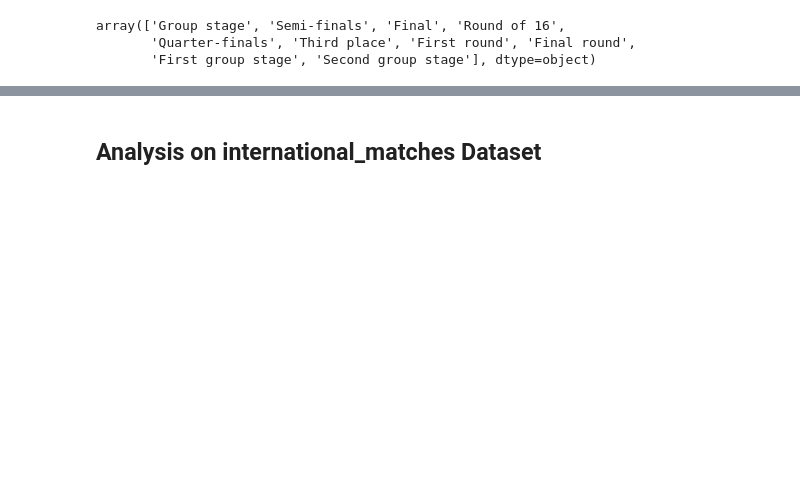
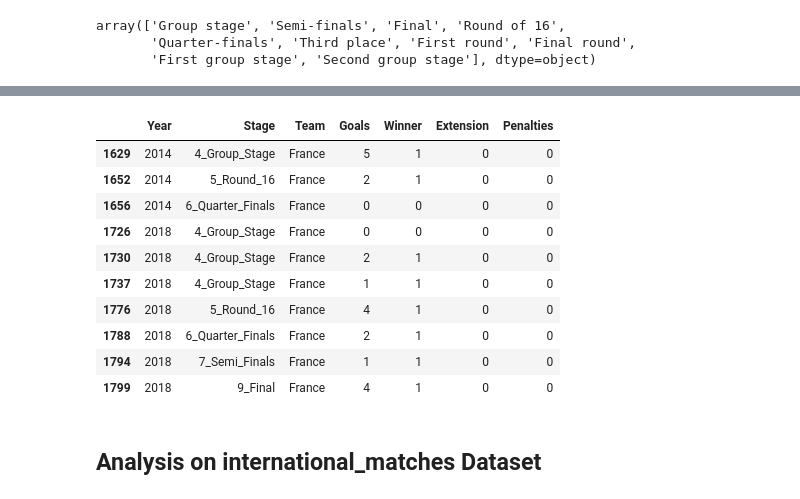
Before and after one commit to gmargonato/Machine_Learning_Projects, a Jupyter notebook: world_cup_2022.ipynb, the cells around one changed output, grey strips where cells are left out. Saved outputs shown, nothing was run; the diff lists cells and outputs as text; code cells hidden in the pictures; blank space fills up the shorter version.

```diff
--- a/world_cup_2022.ipynb
+++ b/world_cup_2022.ipynb
@@ -461,3 +426,17 @@ df.tail(15)
+# %%
+(goals_per_team[goals_per_team["Team"] == 'France']).tail(10)
+# %% [output]
+|  | Year | Stage | Team | Goals | Winner | Extension | Penalties |
+| 1629 | 2014 | 4_Group_Stage | France | 5 | 1 | 0 | 0 |
+| 1652 | 2014 | 5_Round_16 | France | 2 | 1 | 0 | 0 |
+| 1656 | 2014 | 6_Quarter_Finals | France | 0 | 0 | 0 | 0 |
+| 1726 | 2018 | 4_Group_Stage | France | 0 | 0 | 0 | 0 |
+| 1730 | 2018 | 4_Group_Stage | France | 2 | 1 | 0 | 0 |
+| 1737 | 2018 | 4_Group_Stage | France | 1 | 1 | 0 | 0 |
+| 1776 | 2018 | 5_Round_16 | France | 4 | 1 | 0 | 0 |
+| 1788 | 2018 | 6_Quarter_Finals | France | 2 | 1 | 0 | 0 |
+| 1794 | 2018 | 7_Semi_Finals | France | 1 | 1 | 0 | 0 |
+| 1799 | 2018 | 9_Final | France | 4 | 1 | 0 | 0 |
 # %% [markdown]
 ## Analysis on **international_matches** Dataset
 # %%
```
Also changed, not shown: parts of 44 cells of this notebook.
